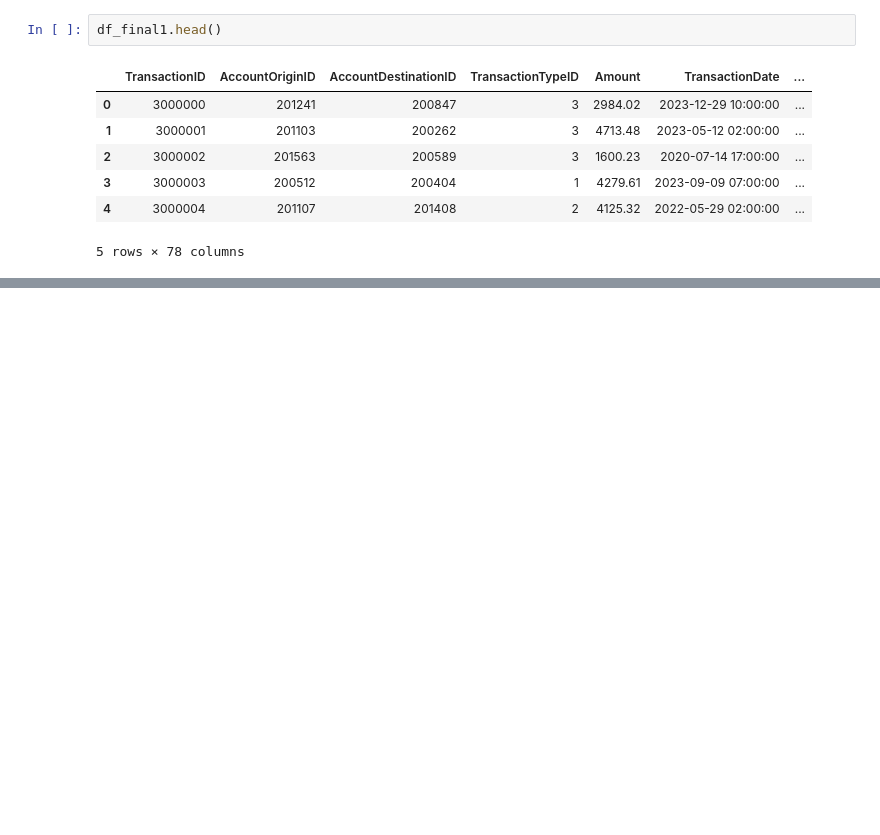
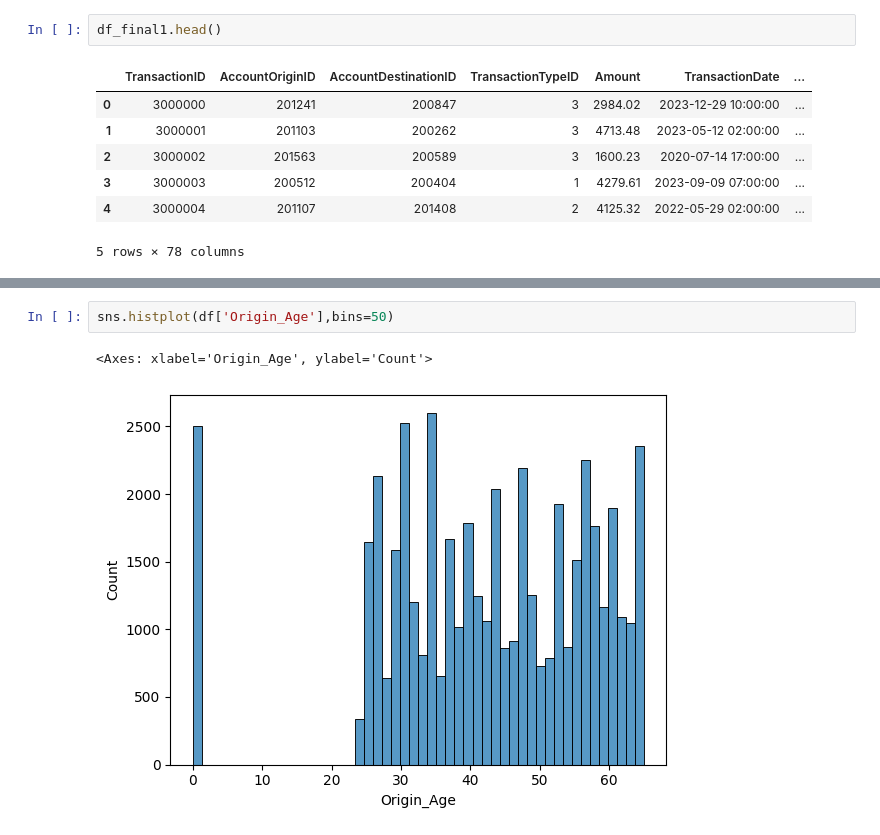
Before and after one commit to HamzaWajid1/synthetic-finance-mlops, a Jupyter notebook: notebooks/02_feature_engineering.ipynb, the cells around one changed output, grey strips where cells are left out. Drawn from its saved outputs; the diff is of its cells as text; blank space fills up the shorter version.

```diff
--- a/notebooks/02_feature_engineering.ipynb
+++ b/notebooks/02_feature_engineering.ipynb
@@ -333,0 +1932,5 @@ df_final1.head()
+# %%
+sns.histplot(df['Origin_Age'],bins=50)
+# %% [output]
+<Axes: xlabel='Origin_Age', ylabel='Count'>
+[figure, added]
```
Also changed, not shown: parts of 77 cells of this notebook, 2 other files.
